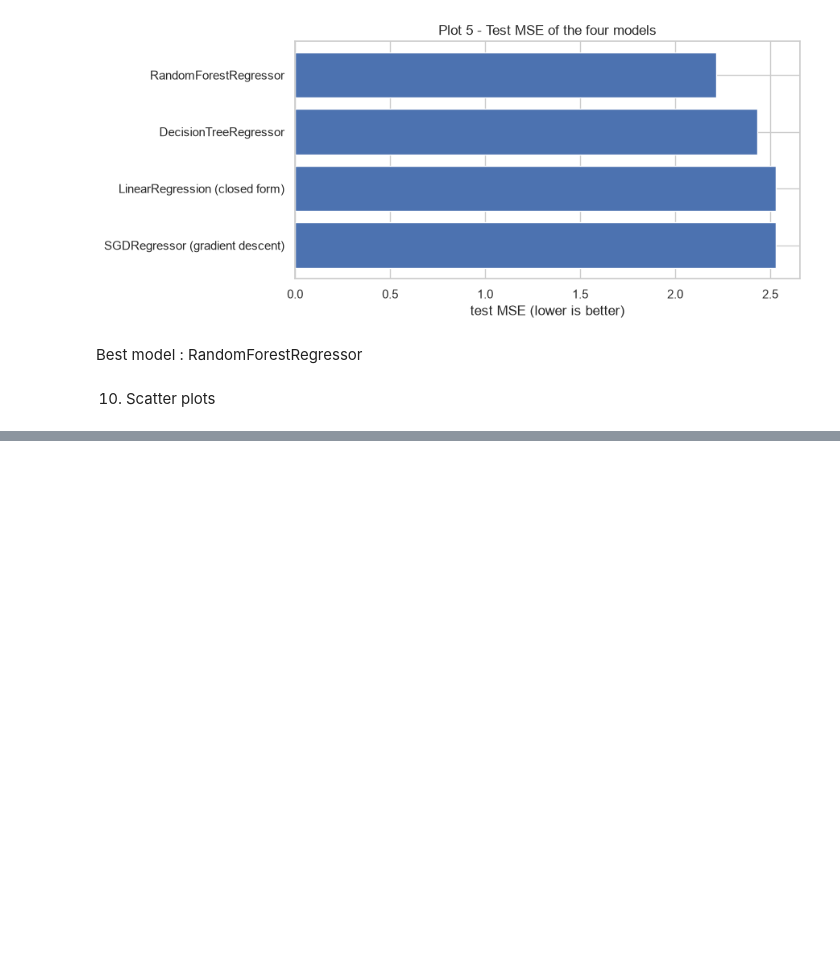
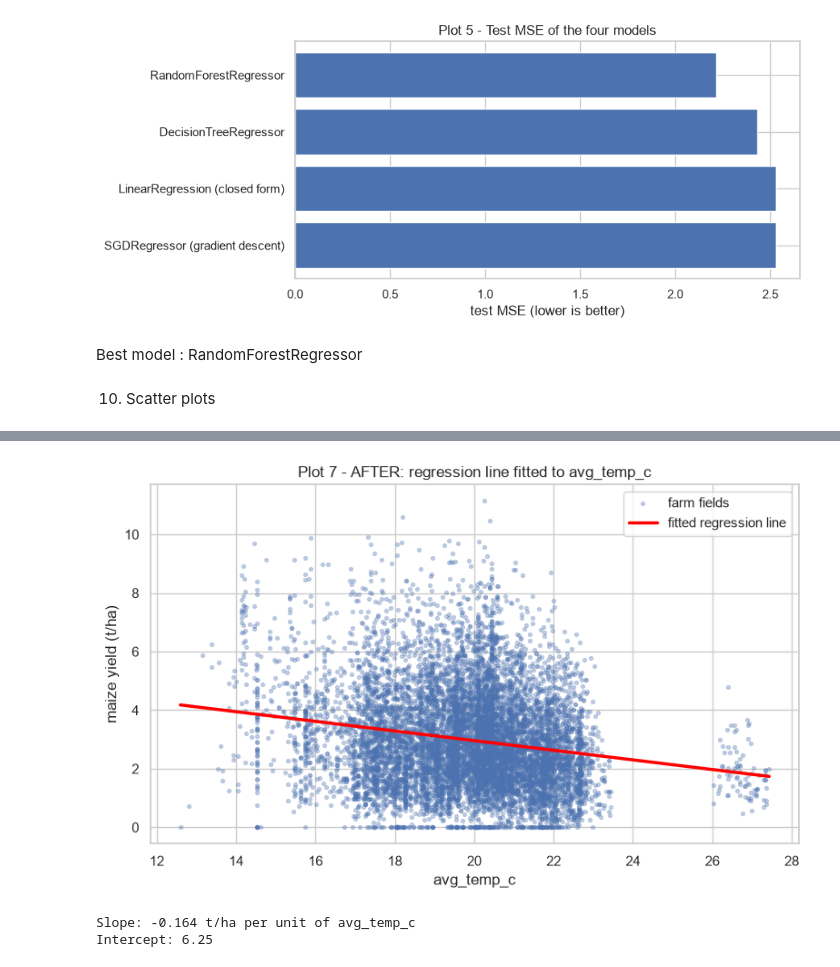
Before and after one commit to lilianeuwase2/linear_regression_model, a Jupyter notebook: summative/linear_regression/multivariate.ipynb, the cells around one changed output, grey strips where cells are left out. Cells and saved outputs as stored; diff of their text form; code cells hidden in the pictures; blank space fills up the shorter version.

```diff
--- a/summative/linear_regression/multivariate.ipynb
+++ b/summative/linear_regression/multivariate.ipynb
@@ -553,0 +580,23 @@ Best model : RandomForestRegressor
+# %%
+one_feature_model = LinearRegression()
+one_feature_model.fit(X_train[[TOP_FEATURE]], y_train)
+
+x_line = np.linspace(X_train[TOP_FEATURE].min(), X_train[TOP_FEATURE].max(), 100)
+y_line = one_feature_model.predict(pd.DataFrame({TOP_FEATURE: x_line}))
+
+plt.figure(figsize=(8, 5))
+plt.scatter(X_train[TOP_FEATURE], y_train, s=8, alpha=0.3, label="farm fields")
+plt.plot(x_line, y_line, color="red", linewidth=2.5, label="fitted regression line")
+plt.xlabel(TOP_FEATURE)
+plt.ylabel("maize yield (t/ha)")
+plt.title("Plot 7 - AFTER: regression line fitted to " + TOP_FEATURE)
+plt.legend()
+plt.tight_layout()
+plt.show()
+
+print("Slope:", round(one_feature_model.coef_[0], 3), "t/ha per unit of", TOP_FEATURE)
+print("Intercept:", round(one_feature_model.intercept_, 3))
+# %% [output]
+[figure, added]
+Slope: -0.164 t/ha per unit of avg_temp_c
+Intercept: 6.25
```
Also changed, not shown: parts of 8 cells of this notebook.
